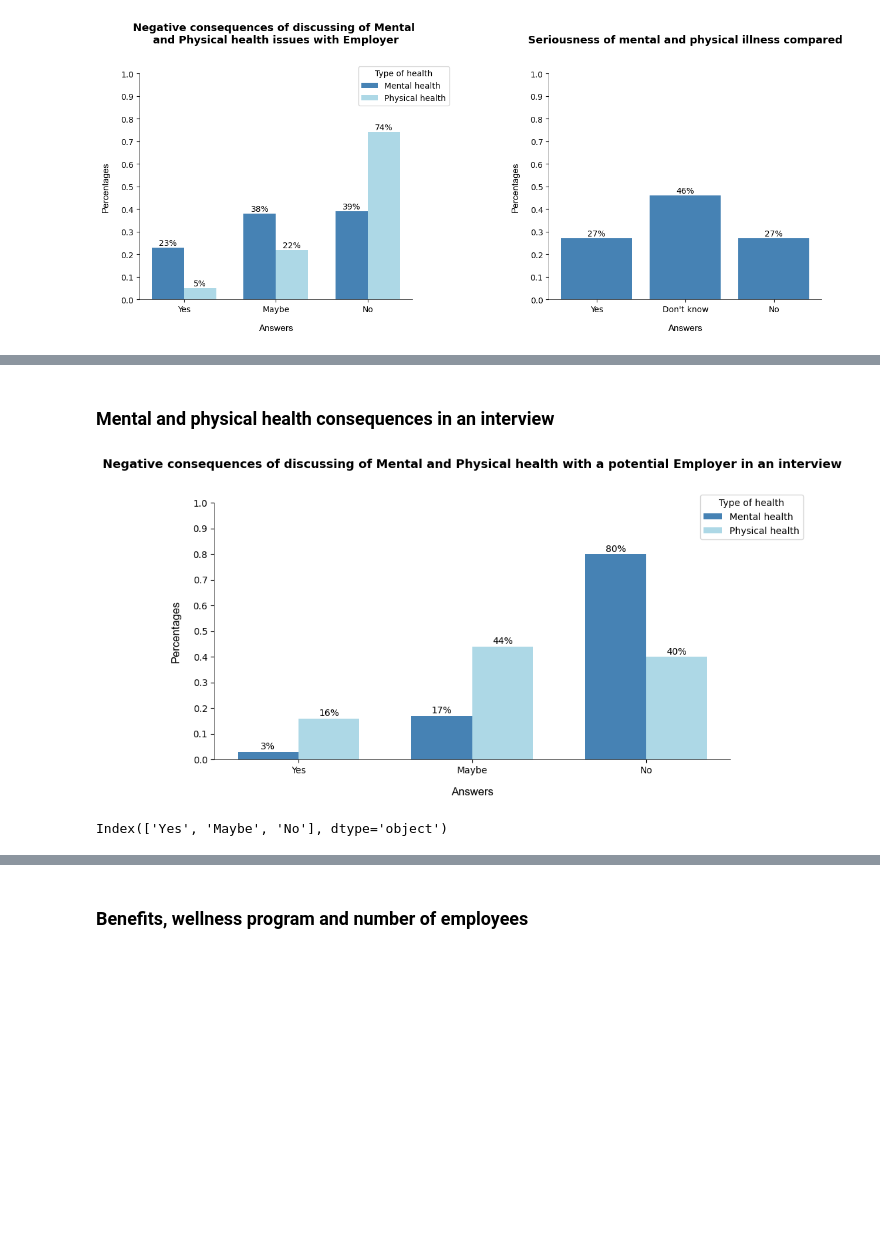
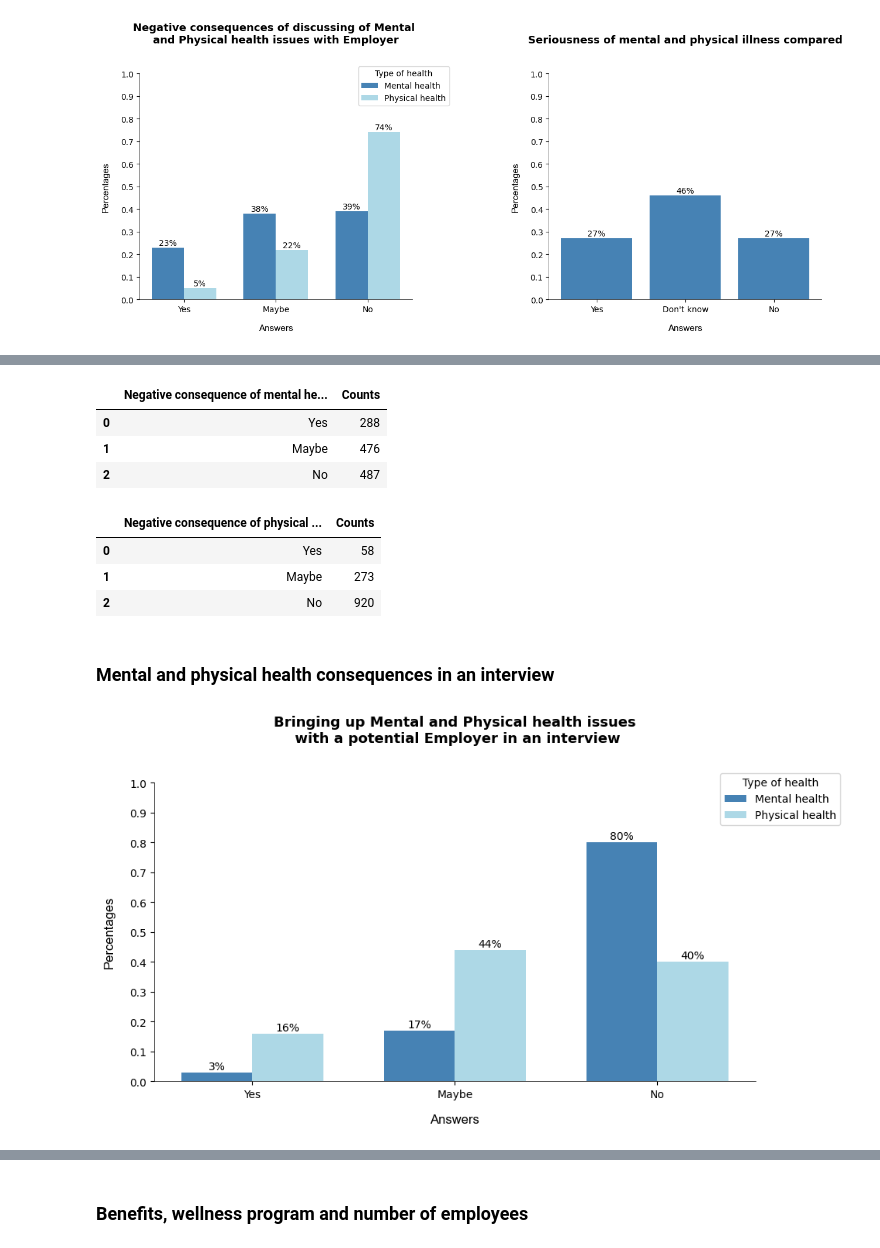
Before and after one commit to EmmaTosato/Programming_Project, a Jupyter notebook: jupyter_project.ipynb, the cells around one changed output, grey strips where cells are left out. Saved outputs shown, nothing was run; the diff lists cells and outputs as text; code cells hidden in the pictures; blank space fills up the shorter version.

```diff
--- a/jupyter_project.ipynb
+++ b/jupyter_project.ipynb
@@ -844,52 +965,62 @@ The **second plot** shows the respondent's answer to the question, *"Do you feel
+# %%
+df_mhc
+# %% [output]
+|  | Negative consequence of mental he... | Counts |
+| 0 | Yes | 288 |
+| 1 | Maybe | 476 |
+| 2 | No | 487 |
+# %%
+df_phc
+# %% [output]
+|  | Negative consequence of physical ... | Counts |
+| 0 | Yes | 58 |
+| 1 | Maybe | 273 |
+| 2 | No | 920 |
 # %% [markdown]
 ### Mental and physical health consequences in an interview
 # %%
 # Data
 # 1
-mhc_inter = mental_health_df['mental_health_interview'].value_counts().reindex(index= mental_health_df['mental_health_interview'].value_counts().index[::-1])
+mhc_inter = mental_health_df['mental_health_interview'].value_counts().reindex(index=['Yes', 'Maybe', 'No'])
 phc_inter = mental_health_df['phys_health_interview'].value_counts().reindex(index= ['Yes', 'Maybe', 'No'])
 
 labels_inter = mhc_inter.index.to_list()
 counts_mhc_inter = list(map(lambda x: round((x/tot_rows),2), mhc_inter))
 counts_phc_inter = list(map(lambda x: round((x/tot_rows),2), phc_inter))
 
-df_mhc_inter = pd.DataFrame({'Negative consequence of mental health discussion': labels, 'Counts': mhc.values})
-df_phc_inter = pd.DataFrame({'Negative consequence of physical health discussion': labels, 'Counts': phc.values})
+df_mhc_inter = pd.DataFrame({'Bringing up a mental health issue': labels, 'Counts': mhc_inter.values})
+df_phc_inter = pd.DataFrame({'Bringing up a physical health issue': labels, 'Counts': phc_inter.values})
 
 
 # The label locations
 x = np.arange(len(labels_inter))
 width = 0.35
 
 # Plots
 fig1, ax1 = plt.subplots(figsize =(10, 5))
 fig1.subplots_adjust(wspace=0.5)
 ax1.bar(x - width/2, counts_mhc_inter, width, color= 'steelblue', label= 'Mental health')
 ax1.bar(x + width/2, counts_phc_inter, width, color= 'lightblue', label ='Physical health')
 
 
 # Labels, ticks
 ax1.set_xlabel("Answers", labelpad= 13.0, fontname="Arial", fontsize=12, fontweight = 'medium')
 ax1.set_ylabel("Percentages", labelpad= 13.0, fontname="Arial", fontsize=12, fontweight = 'medium')
 ax1.set_xticks(x, labels)
 ax1.set_yticks(np.arange(0.0, 1.1, 0.1))
 
 # Percentages
 for p in ax1.patches:
    height = p.get_height()
    ax1.annotate("{}%".format(round(height*100)), (p.get_x() + p.get_width() / 2, height+ 0.01), ha='center')
 
 # Titles
-ax1.set_title("Negative consequences of discussing of Mental and Physical health with a potential Employer in an interview", fontsize= 13, fontweight= 'heavy', color = 'black', y=1.1, pad=10)
+ax1.set_title("Bringing up Mental and Physical health issues\n with a potential Employer in an interview", fontsize= 13, fontweight= 'heavy', color = 'black', y=1.1, pad=10)
 
 # Legend
 ax1.legend(title = 'Type of health', loc = 'upper right', bbox_to_anchor=(0.65, 0.55, 0.5, 0.5))
 
 # Show
 plt.show()
 # %% [output]
-[figure, old version]
+[figure, new version]
-# %%
-mental_health_df['mental_health_interview'].value_counts().index[::-1]
-# %% [output]
-Index(['Yes', 'Maybe', 'No'], dtype='object')
```
Also changed, not shown: parts of 53 cells of this notebook, 1 other file.
